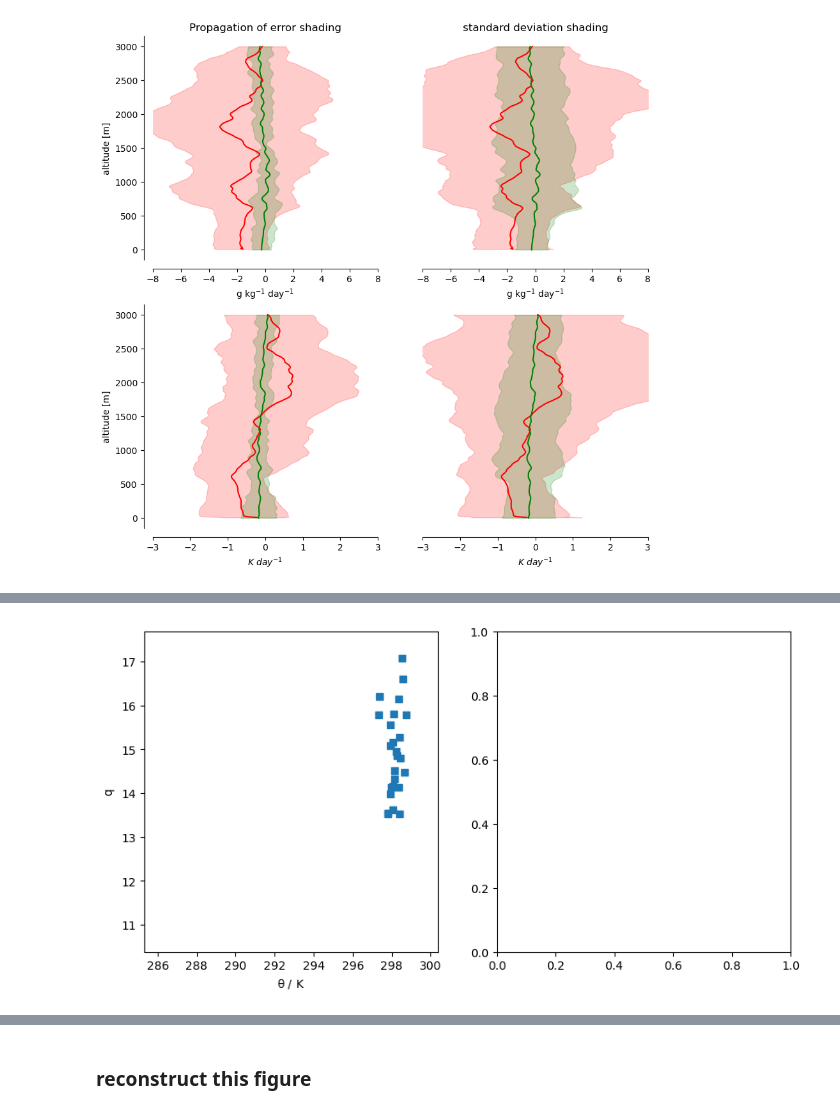
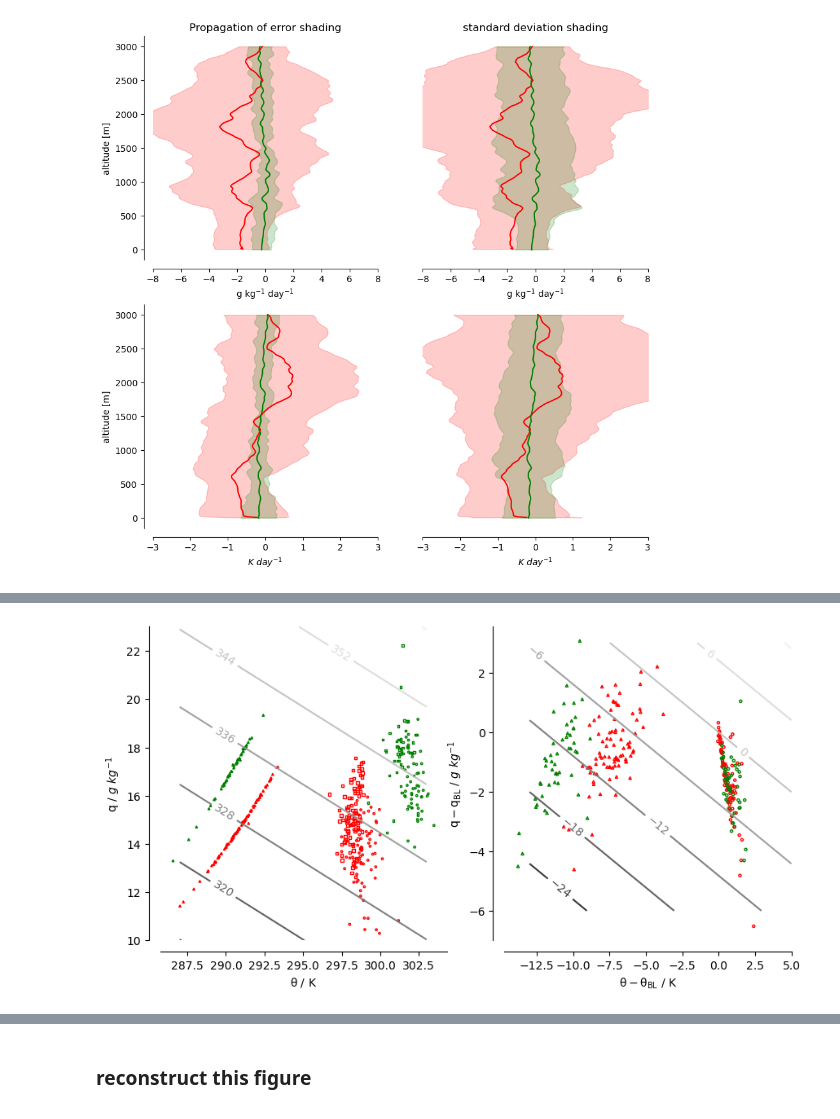
Before and after one commit to meteorologopazzo/BCO_observational, a Jupyter notebook: mass_fluxes_profiles/dropsondes_adv_massfluxes.ipynb, the cells around one changed output, grey strips where cells are left out. Cells and saved outputs as stored; diff of their text form; code cells hidden in the pictures.

```diff
--- a/mass_fluxes_profiles/dropsondes_adv_massfluxes.ipynb
+++ b/mass_fluxes_profiles/dropsondes_adv_massfluxes.ipynb
@@ -552,10 +552,20 @@ def properties_from_profile(profile, downdraft_levels, vert_dim):
     q_bl=q_bl
 ))
 # %%
-small_j3 = joanne_3.isel(sonde_id=slice(25))
+subJoanne_3 = joanne_3.isel(sonde_id=slice(0,-1, 12))
 
-results = xr.concat(
-    map(lambda i: properties_from_profile(small_j3.isel(sonde_id=i), downdraft_levels_eu, vert_dim="alt"),
-        range(small_j3.sizes["sonde_id"])),
-    dim=small_j3["sonde_id"]
+E_CD_j3 = xr.concat(
+    map(lambda i: properties_from_profile(subJoanne_3.isel(sonde_id=i), downdraft_levels_eu, vert_dim="alt"),
+        range(subJoanne_3.sizes["sonde_id"])),
+        dim=subJoanne_3["sonde_id"]
 )
+
+
+
+subBeach_3 = beach_3.isel(sonde=slice(0,-1, 12))
+
+E_CD_b3 = xr.concat(
+    map(lambda i: properties_from_profile(subBeach_3.isel(sonde=i), downdraft_levels_or, vert_dim="alt"),
+        range(subBeach_3.sizes["sonde"])),
+    dim=subBeach_3["sonde"]
+)
@@ -578,22 +572,58 @@ Data variables:
 # %%
 fig, ax = plt.subplots(1, 2, figsize=(10, 5))
 
-# th, q = np.linspace(287, 305), np.linspace(0.013*1e3, 0.02*1e3)
-# dth, dq = np.linspace(-13, 5), np.linspace(-3.e-3*1e3, (5e-4)*1e3)
-# Th, Q = np.meshgrid(th, q)
-# DTh, DQ = np.meshgrid(dth, dq)
+th, q = np.linspace(287, 303), np.linspace(0.01*1e3, 0.023*1e3)
+dth, dq = np.linspace(-13, 5), np.linspace(-6.e-3*1e3, (3e-3)*1e3)
+Th, Q = np.meshgrid(th, q)
+DTh, DQ = np.meshgrid(dth, dq)
 
-# MSE  = (cp*Th + Lv*Q/1e3)/cp
-# DMSE = (cp*DTh + Lv*DQ/1e3)/cp
+MSE  = (cp*Th + Lv*Q/1e3)/cp
+DMSE = (cp*DTh + Lv*DQ/1e3)/cp
 
 
 
 # absolute coords (ax[0])
-ax[0].scatter(results["theta_bl"],        results["q_bl"]*1e3,             marker="s")
-ax[0].scatter(results["theta_out"], results["q_out"]*1e3, marker="o", facecolors="none")
-ax[0].scatter(results["thetaD"],   results["qD"]*1e3,  marker="^", facecolors="none")
-# cs = ax[0].contour(Th, Q, MSE, cmap="Greys_r", alpha=0.4)
-# ax[0].clabel(cs, inline=True)
+ax[0].scatter(E_CD_j3["theta_bl"],        E_CD_j3["q_bl"]*1e3,       s=6,  facecolors="none",      marker="s", edgecolors="red")
+ax[0].scatter(E_CD_j3["theta_out"], E_CD_j3["q_out"]*1e3, marker="o",s=3,  facecolors="none",edgecolors="red",)
+ax[0].scatter(E_CD_j3["thetaD"],   E_CD_j3["qD"]*1e3,  marker="^", s=3, facecolors="none",edgecolors="red",)
 ax[0].set_xlabel(r"$\rm \theta$ / K")
-ax[0].set_ylabel(r"$\rm q$")
+ax[0].set_ylabel(r"$\rm q$ / $g~kg^{-1}$")
+
+# absolute coords (ax[0])
+ax[0].scatter(E_CD_b3["theta_bl"],        E_CD_b3["q_bl"]*1e3,     s=3,  facecolors="none",       marker="s", edgecolors="green")
+ax[0].scatter(E_CD_b3["theta_out"], E_CD_b3["q_out"]*1e3, marker="o", s=3, facecolors="none",edgecolors="green",)
+ax[0].scatter(E_CD_b3["thetaD"],   E_CD_b3["qD"]*1e3,  marker="^", s=3, facecolors="none",edgecolors="green",)
+
+
+cs = ax[0].contour(Th, Q, MSE, cmap="Greys_r", alpha=0.9)
+ax[0].clabel(cs, inline=True)
+
+
+
+
+
+
+# absolute coords (ax[0])
+# ax[1].scatter(0,                0,        facecolors="none",      marker="s", edgecolors="red")
+ax[1].scatter((E_CD_j3["theta_out"] - E_CD_j3["theta_bl"]), (E_CD_j3["q_out"] - E_CD_j3["q_bl"])*1e3, s=5, marker="o", facecolors="none",edgecolors="red",)
+ax[1].scatter((E_CD_j3["thetaD"] - E_CD_j3["theta_bl"]),   (E_CD_j3["qD"] - E_CD_j3["q_bl"])*1e3, s=5,  marker="^", facecolors="none",edgecolors="red",)
+ax[1].set_xlabel(r"$\rm \theta - \theta_{BL}$ / K")
+ax[1].set_ylabel(r"$\rm q - q_{BL}$ / $g~kg^{-1}$")
+
+# absolute coords (ax[0])
+# ax[1].scatter(0,0,      facecolors="none",       marker="s", edgecolors="green")
+ax[1].scatter((E_CD_b3["theta_out"]- E_CD_b3["theta_bl"]), (E_CD_b3["q_out"] - E_CD_b3["q_bl"])*1e3, s=5, marker="o", facecolors="none",edgecolors="green",)
+ax[1].scatter((E_CD_b3["thetaD"]- E_CD_b3["theta_bl"]),   (E_CD_b3["qD"] - E_CD_b3["q_bl"])*1e3, s=5,  marker="^", facecolors="none",edgecolors="green",)
+
+cs = ax[1].contour(DTh, DQ, DMSE, cmap="Greys_r", alpha=0.9)
+ax[1].clabel(cs, inline=True)
+
+
+
+for x in ax.flatten():
+    for spine in ['top', 'right']:
+        x.spines[spine].set_visible(False)
+    for spine in ['left', 'bottom']:
+        x.spines['left'].set_position(('outward', 10))
+        x.spines['bottom'].set_position(('outward', 10))
 # %% [output]
@@ -601 +630 @@ Text(0, 0.5, '$\\rm q$')
-[figure, old version]
+[figure, new version]
```
Also changed, not shown: parts of 4 cells of this notebook, 1 other file.
